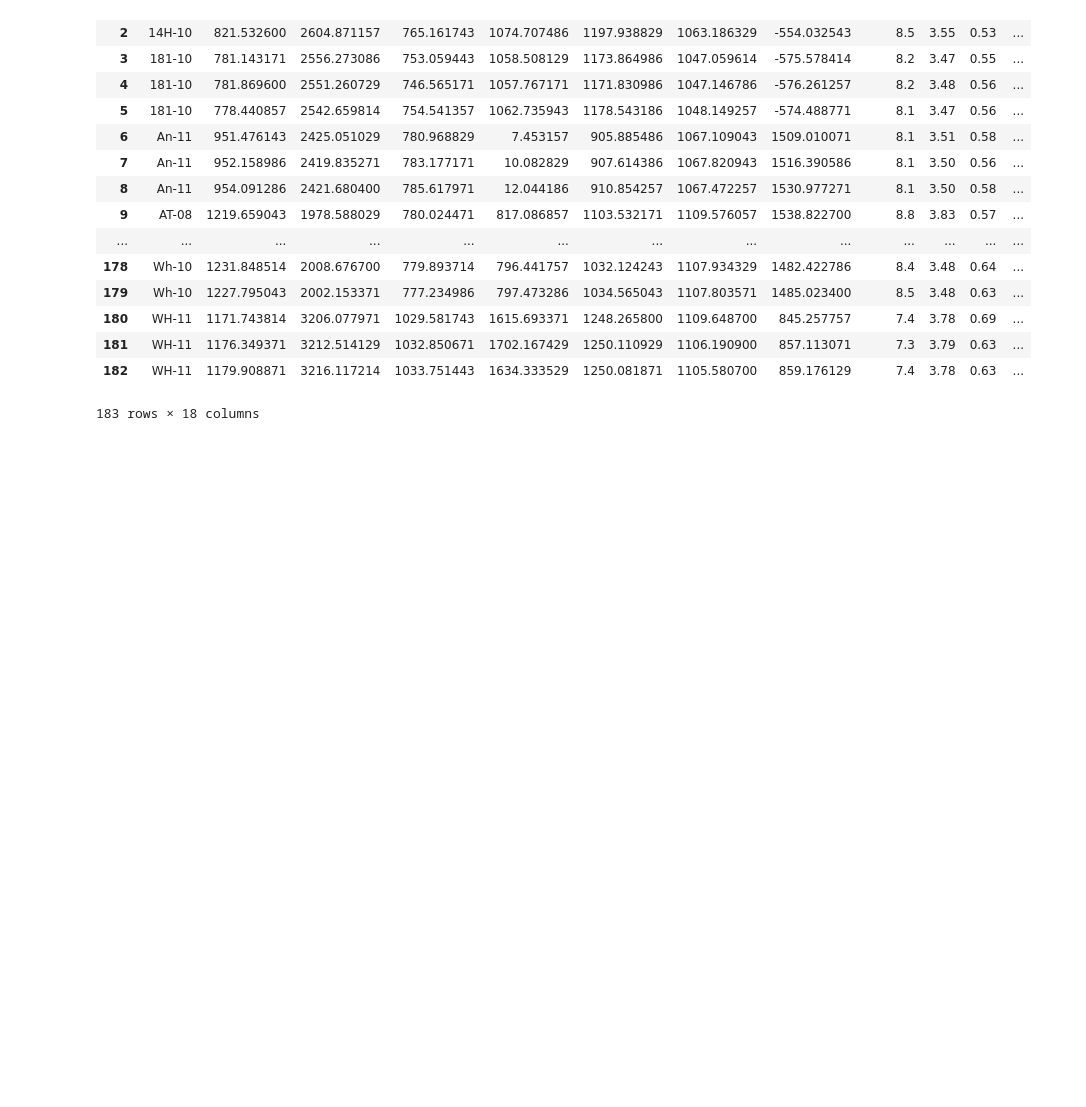
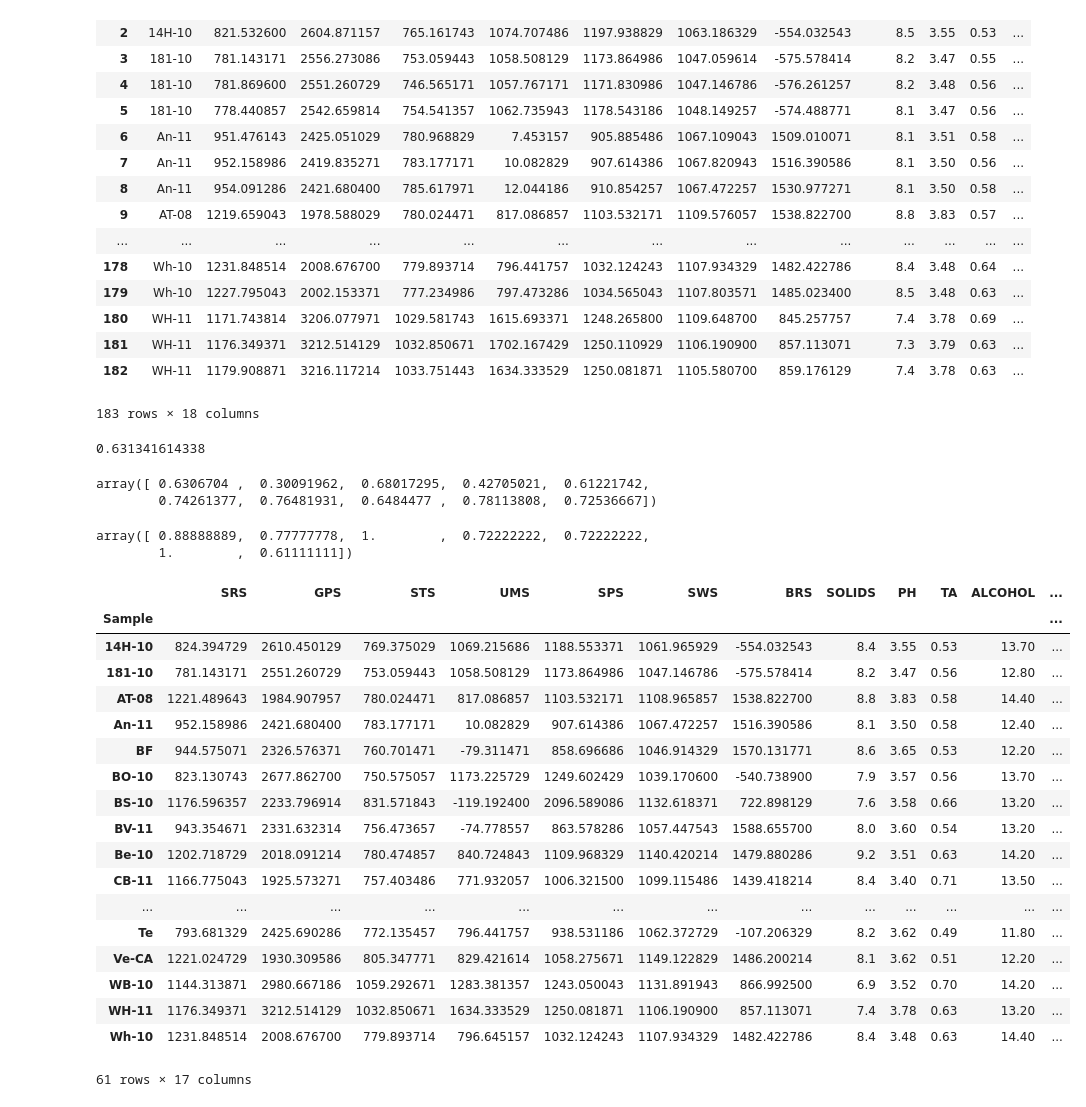
Before and after one commit to dustywhite7/vixielab, a Jupyter notebook: etongue.ipynb, the cells around one changed output. Cells and saved outputs as stored; diff of their text form; code cells hidden in the pictures; blank space fills up the shorter version.

Commit message:
Charles second round files. :) Added score for accuracy within established tolerance bounds

```diff
--- a/etongue.ipynb
+++ b/etongue.ipynb
@@ -186,3 +186,46 @@ data
 | 181 | WH-11 | 1176.349371 | 3212.514129 | 1032.850671 | 1702.167429 | 1250.110929 | 1106.190900 | 857.113071 | 7.3 | 3.79 | 0.63 | ... |
 | 182 | WH-11 | 1179.908871 | 3216.117214 | 1033.751443 | 1634.333529 | 1250.081871 | 1105.580700 | 859.176129 | 7.4 | 3.78 | 0.63 | ... |
 183 rows × 18 columns
+# %%
+###### IMPORT STATEMENTS
+from __future__ import division
+from sklearn import tree
+from sklearn import ensemble
+from sklearn.cross_validation import train_test_split
+import pandas as pd
+import numpy as np
+from sklearn import svm
+from dusty import balance_sets
+
+##### IMPORT DATA AND BREAK INTO TRAINING AND TESTING DATA
+
+data = pd.read_csv('/Users/Dusty/Documents/Machine Learning/vixielab/etongueData.csv')
+
+data = data.drop(data.index[[22,47,133,170]])
+
+
+ylab = ('SRS','GPS','STS','UMS','SPS','SWS','BRS')
+xlab = ('SOLIDS','PH','TA','ALCOHOL','LPP','SPP','TANNINS','PHENOLICS','PROTEINS','MANNOPR')
+
+y = data[['SRS','GPS','STS','UMS','SPS','SWS','BRS']]
+x = data[['SOLIDS','PH','TA','ALCOHOL','LPP','SPP','TANNINS','PHENOLICS','PROTEINS','MANNOPR']]
+
+scores = np.zeros(10)
+for i in range(10):
+    xtrain, xtest, ytrain, ytest = train_test_split(x,y,test_size = .1)
+
+    ##### RANDOM FOREST REGRESSOR - BEST PERFORMANCE TO DATE - RSQ = .67
+
+    clf = ensemble.RandomForestRegressor(n_estimators = 10000, n_jobs = -1)
+    clf.fit(xtrain, ytrain)
+
+    scores[i] = clf.score(xtest,ytest)
+
+print np.mean(scores)
+# %% [output]
+0.631341614338
+# %%
+scores
+# %% [output]
+array([ 0.6306704 ,  0.30091962,  0.68017295,  0.42705021,  0.61221742,
+        0.74261377,  0.76481931,  0.6484477 ,  0.78113808,  0.72536667])
@@ -188,0 +252,5 @@ data
+# %%
+acccol
+# %% [output]
+array([ 0.88888889,  0.77777778,  1.        ,  0.72222222,  0.72222222,
+        1.        ,  0.61111111])
@@ -188,0 +322,24 @@ data
+# %%
+data2 = data.groupby(['Sample'])
+data3 = data2.aggregate(np.median)
+data3
+# %% [output]
+|  | SRS | GPS | STS | UMS | SPS | SWS | BRS | SOLIDS | PH | TA | ALCOHOL | ... |
+| Sample |  |  |  |  |  |  |  |  |  |  |  | ... |
+| 14H-10 | 824.394729 | 2610.450129 | 769.375029 | 1069.215686 | 1188.553371 | 1061.965929 | -554.032543 | 8.4 | 3.55 | 0.53 | 13.70 | ... |
+| 181-10 | 781.143171 | 2551.260729 | 753.059443 | 1058.508129 | 1173.864986 | 1047.146786 | -575.578414 | 8.2 | 3.47 | 0.56 | 12.80 | ... |
+| AT-08 | 1221.489643 | 1984.907957 | 780.024471 | 817.086857 | 1103.532171 | 1108.965857 | 1538.822700 | 8.8 | 3.83 | 0.58 | 14.40 | ... |
+| An-11 | 952.158986 | 2421.680400 | 783.177171 | 10.082829 | 907.614386 | 1067.472257 | 1516.390586 | 8.1 | 3.50 | 0.58 | 12.40 | ... |
+| BF | 944.575071 | 2326.576371 | 760.701471 | -79.311471 | 858.696686 | 1046.914329 | 1570.131771 | 8.6 | 3.65 | 0.53 | 12.20 | ... |
+| BO-10 | 823.130743 | 2677.862700 | 750.575057 | 1173.225729 | 1249.602429 | 1039.170600 | -540.738900 | 7.9 | 3.57 | 0.56 | 13.70 | ... |
+| BS-10 | 1176.596357 | 2233.796914 | 831.571843 | -119.192400 | 2096.589086 | 1132.618371 | 722.898129 | 7.6 | 3.58 | 0.66 | 13.20 | ... |
+| BV-11 | 943.354671 | 2331.632314 | 756.473657 | -74.778557 | 863.578286 | 1057.447543 | 1588.655700 | 8.0 | 3.60 | 0.54 | 13.20 | ... |
+| Be-10 | 1202.718729 | 2018.091214 | 780.474857 | 840.724843 | 1109.968329 | 1140.420214 | 1479.880286 | 9.2 | 3.51 | 0.63 | 14.20 | ... |
+| CB-11 | 1166.775043 | 1925.573271 | 757.403486 | 771.932057 | 1006.321500 | 1099.115486 | 1439.418214 | 8.4 | 3.40 | 0.71 | 13.50 | ... |
+| ... | ... | ... | ... | ... | ... | ... | ... | ... | ... | ... | ... | ... |
+| Te | 793.681329 | 2425.690286 | 772.135457 | 796.441757 | 938.531186 | 1062.372729 | -107.206329 | 8.2 | 3.62 | 0.49 | 11.80 | ... |
+| Ve-CA | 1221.024729 | 1930.309586 | 805.347771 | 829.421614 | 1058.275671 | 1149.122829 | 1486.200214 | 8.1 | 3.62 | 0.51 | 12.20 | ... |
+| WB-10 | 1144.313871 | 2980.667186 | 1059.292671 | 1283.381357 | 1243.050043 | 1131.891943 | 866.992500 | 6.9 | 3.52 | 0.70 | 14.20 | ... |
+| WH-11 | 1176.349371 | 3212.514129 | 1032.850671 | 1634.333529 | 1250.081871 | 1106.190900 | 857.113071 | 7.4 | 3.78 | 0.63 | 13.20 | ... |
+| Wh-10 | 1231.848514 | 2008.676700 | 779.893714 | 796.645157 | 1032.124243 | 1107.934329 | 1482.422786 | 8.4 | 3.48 | 0.63 | 14.40 | ... |
+61 rows × 17 columns
```
Also changed, not shown: parts of 2 cells of this notebook, 5 other files.
